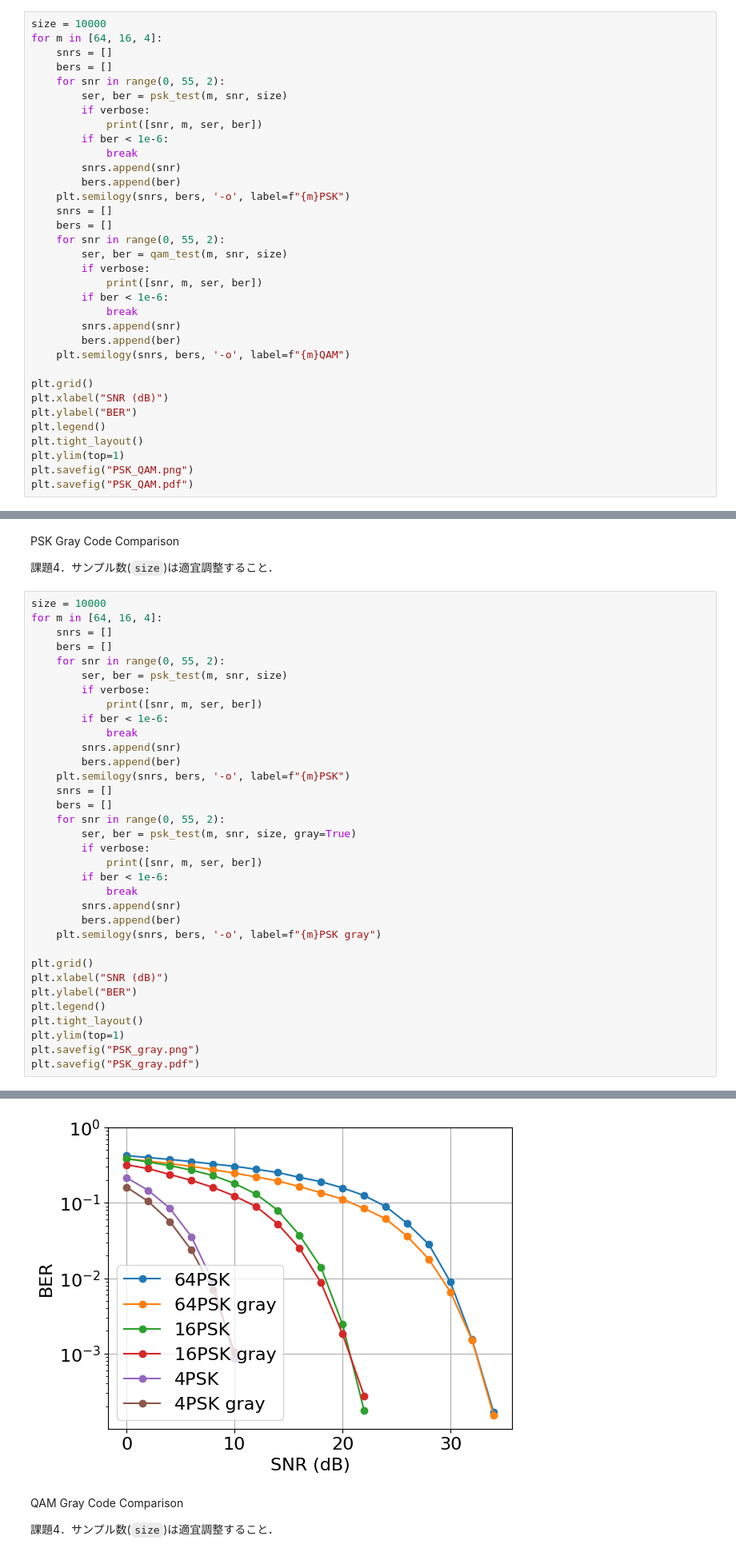
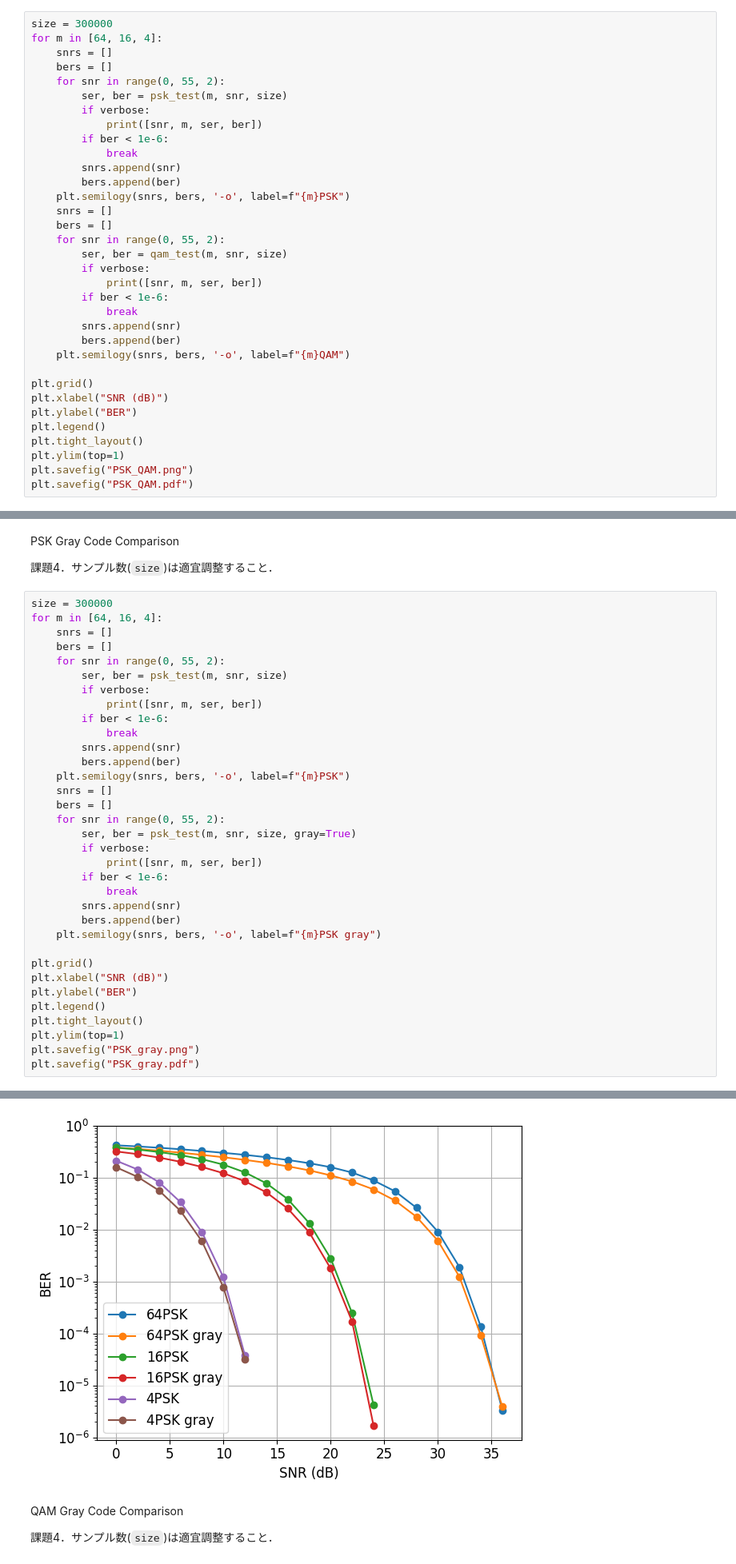
Before and after one commit to kyamada333/Chat_sample, a Jupyter notebook: mnlab2bicn_sample.ipynb, the cells around one changed output, grey strips where cells are left out. Shown at 80% size. Saved outputs shown, nothing was run; the diff lists cells and outputs as text.

```diff
--- a/mnlab2bicn_sample.ipynb
+++ b/mnlab2bicn_sample.ipynb
@@ -291,7 +297,7 @@ PSK/QAM Comparison
 
 課題3．サンプル数(`size`)は適宜調整すること．
 # %%
-size = 10000
+size = 300000
 for m in [64, 16, 4]:
     snrs = []
     bers = []
@@ -348,7 +384,7 @@ PSK Gray Code Comparison
 
 課題4．サンプル数(`size`)は適宜調整すること．
 # %%
-size = 10000
+size = 300000
 for m in [64, 16, 4]:
     snrs = []
     bers = []
@@ -402,4 +438,4 @@ plt.savefig("PSK_gray.pdf")
-[figure, old version]
+[figure, new version]
 # %% [markdown]
 QAM Gray Code Comparison
 
```
Also changed, not shown: parts of 30 cells of this notebook.
